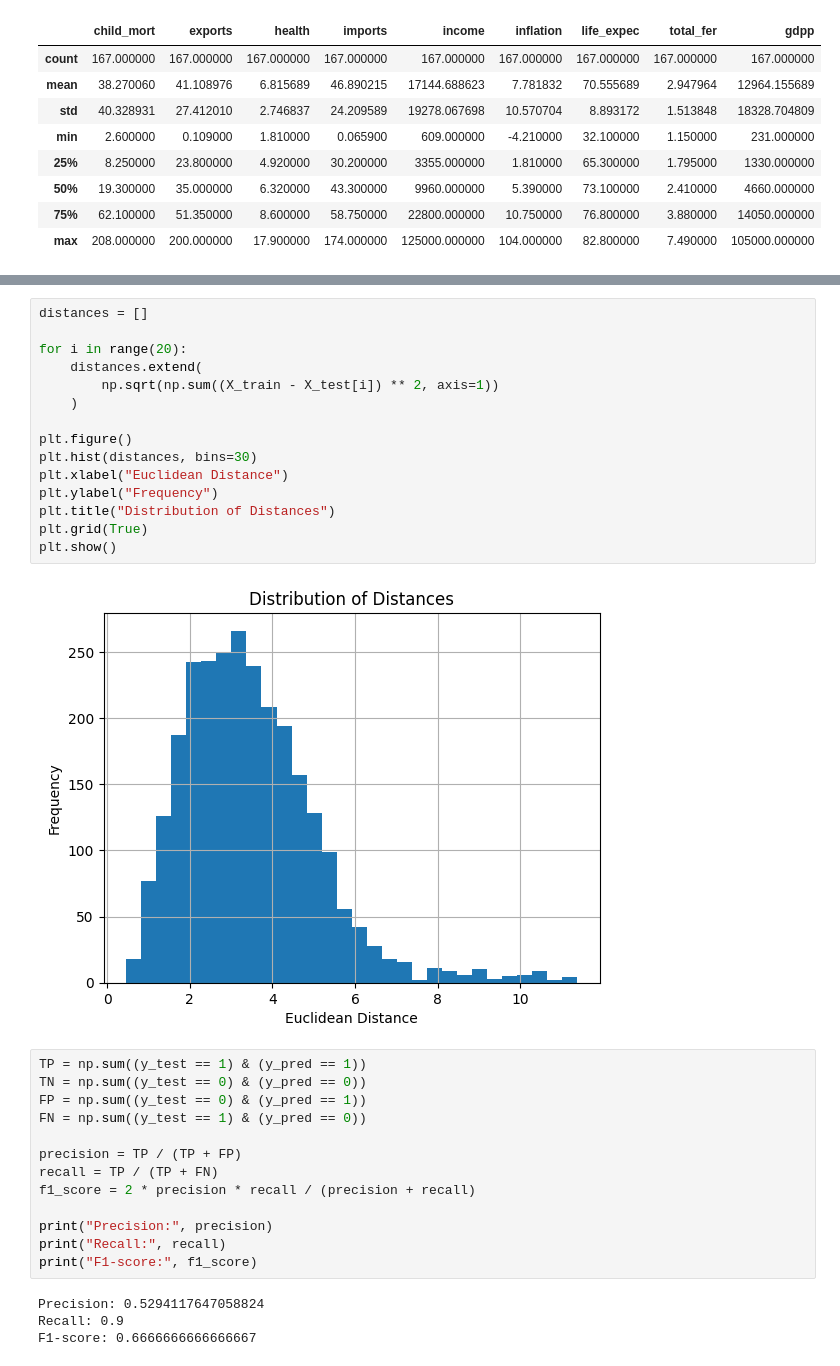
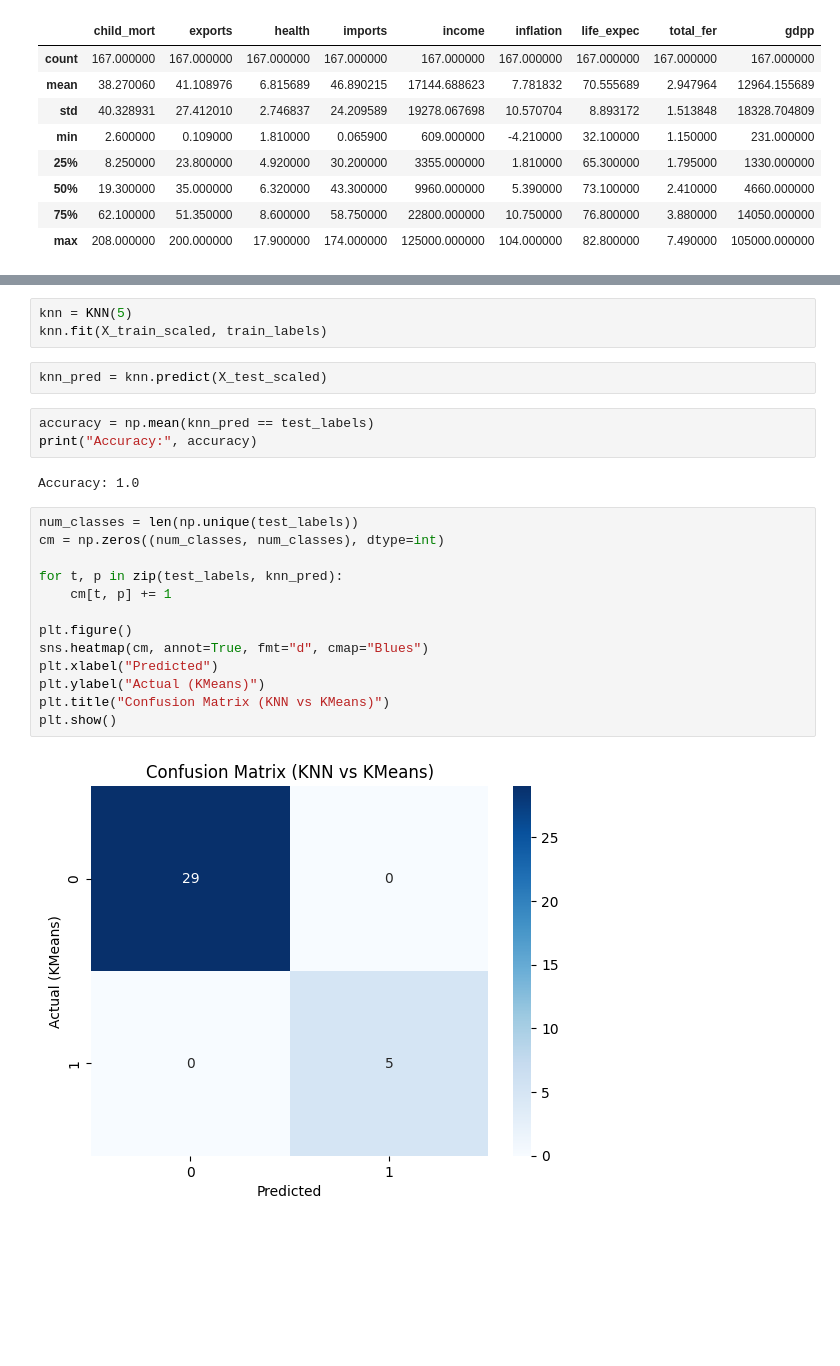
Before and after one commit to Mshaunak/MRM-TaskPhase-10, a Jupyter notebook: KNN.ipynb, the cells around one changed output, grey strips where cells are left out. Cells and saved outputs as stored; diff of their text form; blank space fills up the shorter version.

```diff
--- a/KNN.ipynb
+++ b/KNN.ipynb
@@ -121,34 +236,25 @@ plt.show()
-# %%
-distances = []
-
-for i in range(20):
-    distances.extend(
-        np.sqrt(np.sum((X_train - X_test[i]) ** 2, axis=1))
-    )
-
-plt.figure()
-plt.hist(distances, bins=30)
-plt.xlabel("Euclidean Distance")
-plt.ylabel("Frequency")
-plt.title("Distribution of Distances")
-plt.grid(True)
-plt.show()
-# %% [output]
-[figure, removed]
-# %%
-TP = np.sum((y_test == 1) & (y_pred == 1))
-TN = np.sum((y_test == 0) & (y_pred == 0))
-FP = np.sum((y_test == 0) & (y_pred == 1))
-FN = np.sum((y_test == 1) & (y_pred == 0))
-
-precision = TP / (TP + FP)
-recall = TP / (TP + FN)
-f1_score = 2 * precision * recall / (precision + recall)
-
-print("Precision:", precision)
-print("Recall:", recall)
-print("F1-score:", f1_score)
-# %% [output]
-Precision: 0.5294117647058824
-Recall: 0.9
-F1-score: 0.6666666666666667
+# %%
+knn = KNN(5)
+knn.fit(X_train_scaled, train_labels)
+# %%
+knn_pred = knn.predict(X_test_scaled)
+# %%
+accuracy = np.mean(knn_pred == test_labels)
+print("Accuracy:", accuracy)
+# %% [output]
+Accuracy: 1.0
+# %%
+num_classes = len(np.unique(test_labels))
+cm = np.zeros((num_classes, num_classes), dtype=int)
+
+for t, p in zip(test_labels, knn_pred):
+    cm[t, p] += 1
+
+plt.figure()
+sns.heatmap(cm, annot=True, fmt="d", cmap="Blues")
+plt.xlabel("Predicted")
+plt.ylabel("Actual (KMeans)")
+plt.title("Confusion Matrix (KNN vs KMeans)")
+plt.show()
+# %% [output]
+[figure, added]
```
Also changed, not shown: parts of 16 cells of this notebook.
